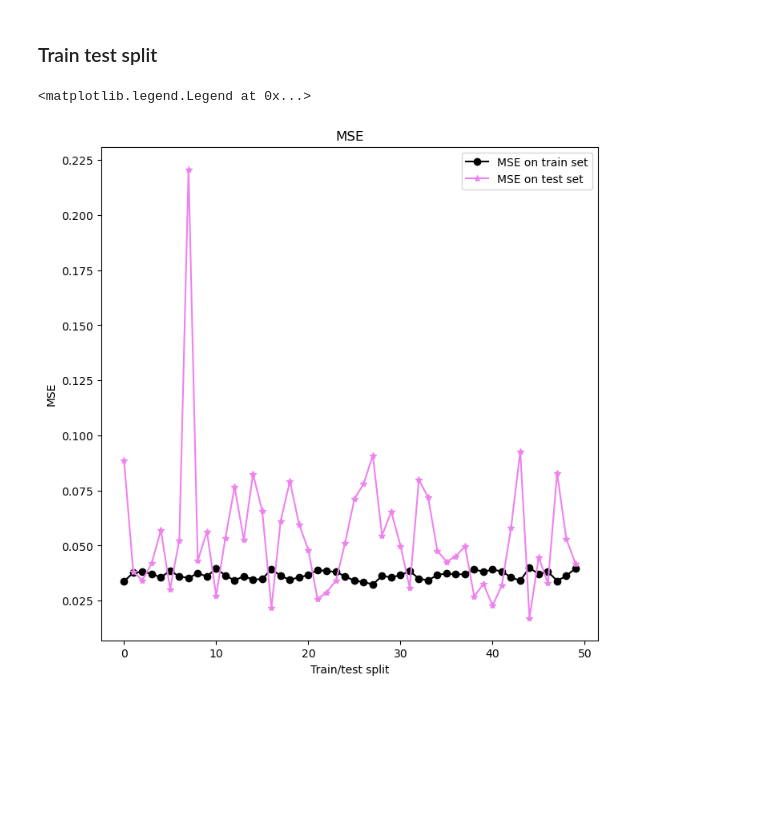
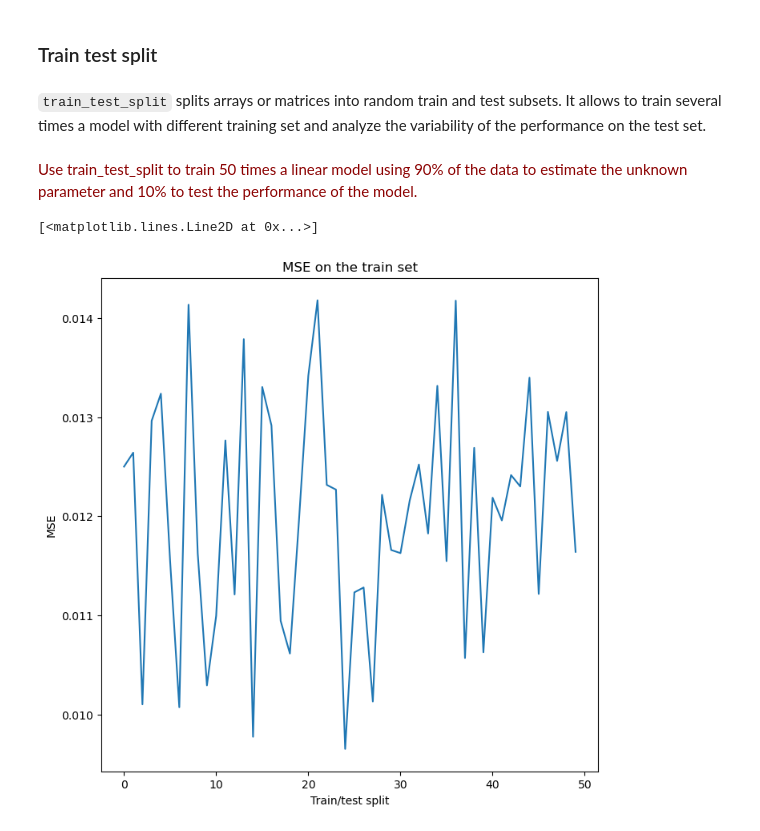
Before and after one commit to sylvainlc/22-ISDS-StatisticalLearning, a Jupyter notebook: Labs/02_ridge_regression/02_regression.ipynb, the cells around one changed output. Saved outputs shown, nothing was run; the diff lists cells and outputs as text; code cells hidden in the pictures; blank space fills up the shorter version.

```diff
--- a/Labs/02_ridge_regression/02_regression.ipynb
+++ b/Labs/02_ridge_regression/02_regression.ipynb
@@ -313,29 +313,33 @@ plt.legend(labels=('Future inflation values','Multivariate linear regression'))
 ### Train test split
 # %%
 from sklearn.model_selection import train_test_split
+# %% [markdown]
+``train_test_split`` splits arrays or matrices into random train and test subsets. It allows to train several times a model with different training set and analyze the variability of the performance on the test set.
+# %% [markdown]
+<font color=darkred>
+Use train_test_split to train 50 times a linear model using 90% of the data to estimate the unknown parameter and 10% to test the performance of the model.
+</font>
 # %%
 mse_train = []
 mse_test = []
 for iteration in range(50):
-    train, test = train_test_split(df, test_size=0.1)
-    X_train = train.iloc[:,2:20]
-    X_test = test.iloc[:,2:20]
-    Y_train  = train.iloc[:,1]
-    Y_test  = test.iloc[:,1]
+    train, test = train_test_split(X, test_size=0.1)
+    X_train = train[:,2::]
+    X_test = test[:,2::]
+    Y_train  = train[:,1]
+    Y_test  = test[:,1]
     reg_lin = linear_model.Ridge(alpha= 0.0)
     reg_lin.fit(X_train, Y_train)
     y_hat_lin = reg_lin.predict(X_test)
-    mse_test = np.append(mse_test,mean_squared_error(y_hat_lin,Y_test.values))
+    mse_test = np.append(mse_test,mean_squared_error(y_hat_lin,Y_test))
     y_hat_lin = reg_lin.predict(X_train)
-    mse_train = np.append(mse_train,mean_squared_error(y_hat_lin,Y_train.values))
+    mse_train = np.append(mse_train,mean_squared_error(y_hat_lin,Y_train))
 # %%
 plt.figure(1,figsize=(8,8))
-plt.title("MSE")
+plt.title("MSE on the train set")
 plt.xlabel("Train/test split")
 plt.ylabel('MSE')
-plt.plot(mse_train,marker='o',color='k')
-plt.plot(mse_test,marker='*',color='violet')
-plt.legend(labels=('MSE on train set','MSE on test set'))
+plt.plot(mse_train)
 # %% [output]
-<matplotlib.legend.Legend at 0x...>
+[<matplotlib.lines.Line2D at 0x...>]
-[figure, old version]
+[figure, new version]
```
Also changed, not shown: parts of 1 cell of this notebook.
